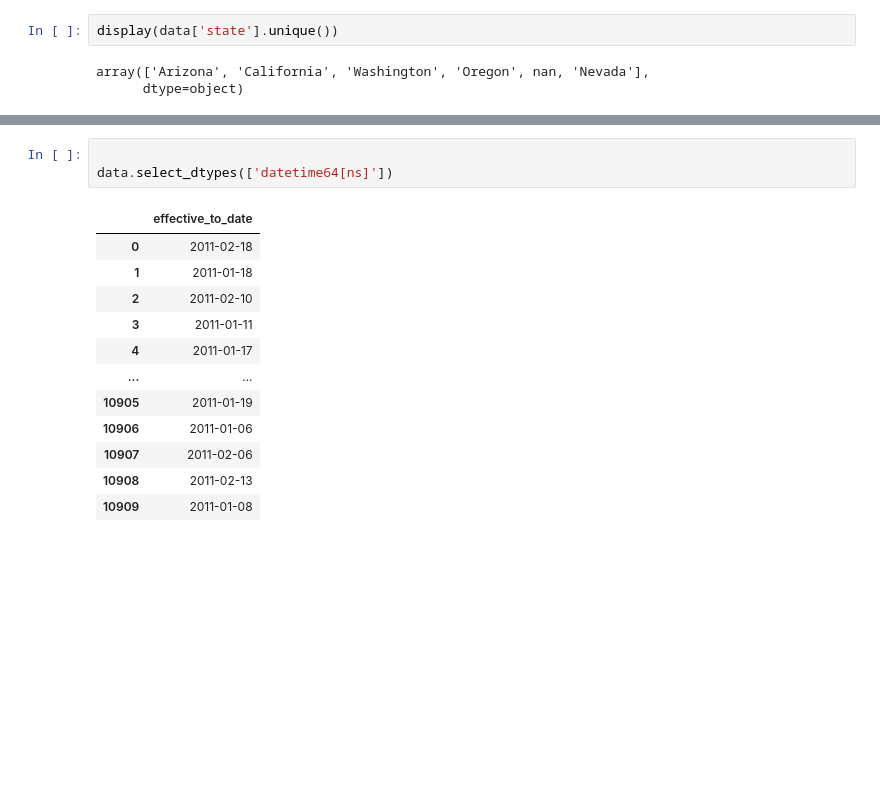
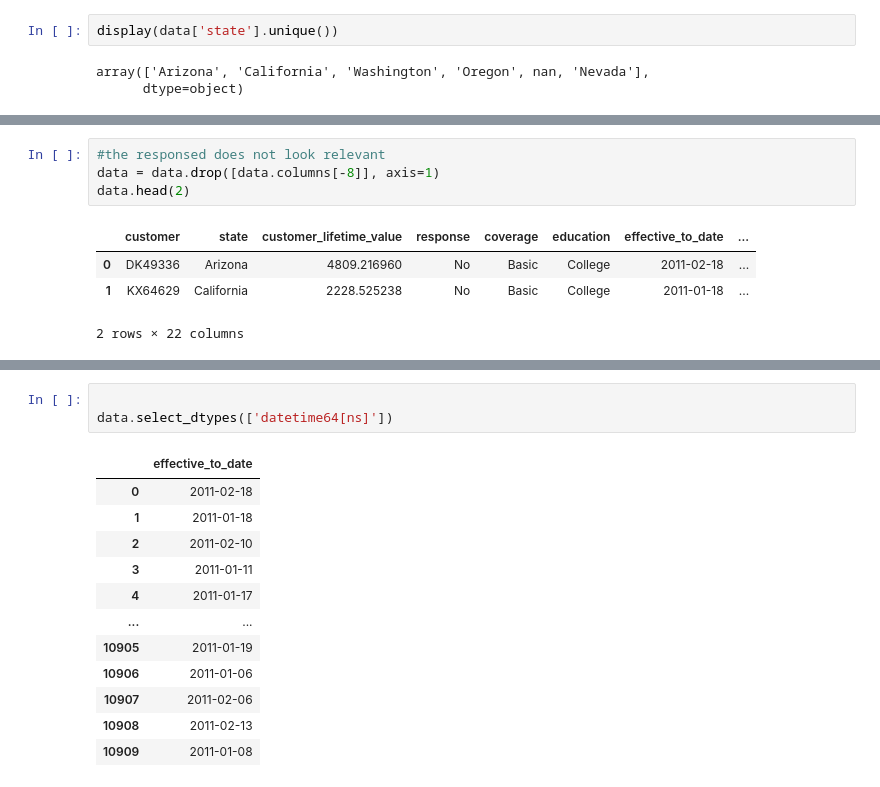
Before and after one commit to RenanGdC/lab-customer-analysis-round-2, a Jupyter notebook: LabCustomerAnalysisRound2.ipynb, the cells around one changed output, grey strips where cells are left out. Drawn from its saved outputs; the diff is of its cells as text; blank space fills up the shorter version.

```diff
--- a/LabCustomerAnalysisRound2.ipynb
+++ b/LabCustomerAnalysisRound2.ipynb
@@ -139,3 +148,12 @@ array(['Arizona', 'California', 'Washington', 'Oregon', nan, 'Nevada'],
+# %%
+#the responsed does not look relevant
+data = data.drop([data.columns[-8]], axis=1)
+data.head(2)
+# %% [output]
+|  | customer | state | customer_lifetime_value | response | coverage | education | effective_to_date | ... |
+| 0 | DK49336 | Arizona | 4809.216960 | No | Basic | College | 2011-02-18 | ... |
+| 1 | KX64629 | California | 2228.525238 | No | Basic | College | 2011-01-18 | ... |
+2 rows × 22 columns
 # %%
 data['effective_to_date'] = pd.to_datetime(data['effective_to_date'], errors='coerce')
 display(data.head())
```
Also changed, not shown: parts of 7 cells of this notebook.
